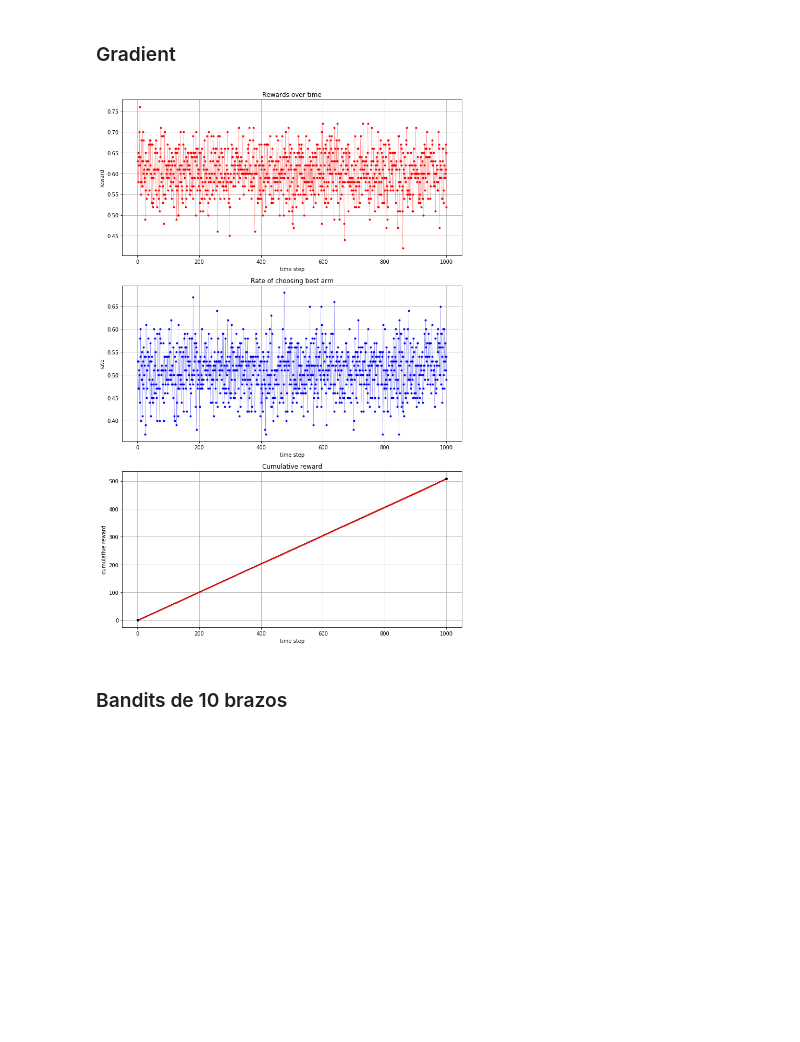
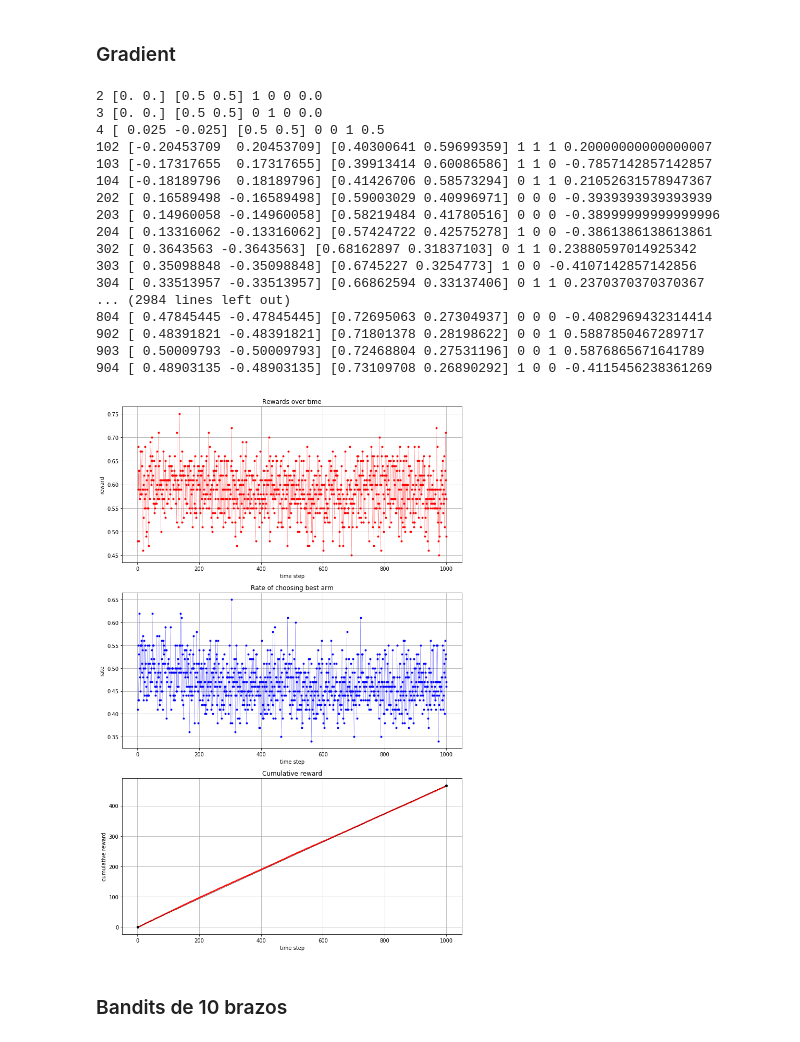
Before and after one commit to LecJackS/Procesos-Markovianos-Para-el-Aprendizaje-Automatico-2019-1C, a Jupyter notebook: tp2/TP2_bandits.ipynb, the cells around one changed output. Saved outputs shown, nothing was run; the diff lists cells and outputs as text; code cells hidden in the pictures; blank space fills up the shorter version.

```diff
--- a/tp2/TP2_bandits.ipynb
+++ b/tp2/TP2_bandits.ipynb
@@ -99,7 +99,7 @@ class Agent(object):
                 self.pref += self.lr * r_diff * (indicactor-pi)
             pi = softmax_vect(self.pref)
             selected_action = np.random.choice(self.actions, p=pi)
-            if self.iteration % 100 == 2 or self.iteration % 100 == 3 or self.iteration % 100 == 4:
+            if np.any(np.mod(5*[self.iteration], 5*[100]) == np.arange(2,2+5)):
                 print(self.iteration, self.pref,pi, selected_action, self.last_action, self.last_reward, r_diff )
             pass
         if self.decision_rule == "Thompson":
@@ -110,5 +114,5 @@ class Agent(object):
 # %%
-params = {"lr": 0.05}
+params = {"lr": 0.003}
 agent = Agent("averaging", "gradient", params)
 agents = np.array([agent])
 initp = np.array([0.4, 0.8]) #prob of each arm of giving reward
@@ -309,15 +312,32 @@ plot_results(agents, actions=narms, rewards=initp)
 # %% [markdown]
 ### Gradient
 # %%
-params = {"lr": 0.05}
+params = {"lr": 0.1}
 agent = Agent("averaging", "gradient", params)
 agents = np.array([agent])
 initp = np.array([0.4, 0.8]) #prob of each arm of giving reward
 narms = len(initp)
 initq = np.zeros(narms)
 plot_results(agents, actions=narms, rewards=initp)
 # %% [output]
+2 [0. 0.] [0.5 0.5] 1 0 0 0.0
+3 [0. 0.] [0.5 0.5] 0 1 0 0.0
+4 [ 0.025 -0.025] [0.5 0.5] 0 0 1 0.5
+102 [-0.20453709  0.20453709] [0.40300641 0.59699359] 1 1 1 0.20000000000000007
+103 [-0.17317655  0.17317655] [0.39913414 0.60086586] 1 1 0 -0.7857142857142857
+104 [-0.18189796  0.18189796] [0.41426706 0.58573294] 0 1 1 0.21052631578947367
+202 [ 0.16589498 -0.16589498] [0.59003029 0.40996971] 0 0 0 -0.3939393939393939
+203 [ 0.14960058 -0.14960058] [0.58219484 0.41780516] 0 0 0 -0.38999999999999996
+204 [ 0.13316062 -0.13316062] [0.57424722 0.42575278] 1 0 0 -0.3861386138613861
+302 [ 0.3643563 -0.3643563] [0.68162897 0.31837103] 0 1 1 0.23880597014925342
+303 [ 0.35098848 -0.35098848] [0.6745227 0.3254773] 1 0 0 -0.4107142857142856
+304 [ 0.33513957 -0.33513957] [0.66862594 0.33137406] 0 1 1 0.2370370370370367
+... (2984 lines left out)
+804 [ 0.47845445 -0.47845445] [0.72695063 0.27304937] 0 0 0 -0.4082969432314414
+902 [ 0.48391821 -0.48391821] [0.71801378 0.28198622] 0 0 1 0.5887850467289717
+903 [ 0.50009793 -0.50009793] [0.72468804 0.27531196] 0 0 1 0.5876865671641789
+904 [ 0.48903135 -0.48903135] [0.73109708 0.26890292] 1 0 0 -0.4115456238361269
-[figure, old version]
+[figure, new version]
 # %% [markdown]
 ### Bandits de 10 brazos
 # %% [markdown]
```
Also changed, not shown: parts of 3 cells of this notebook.
